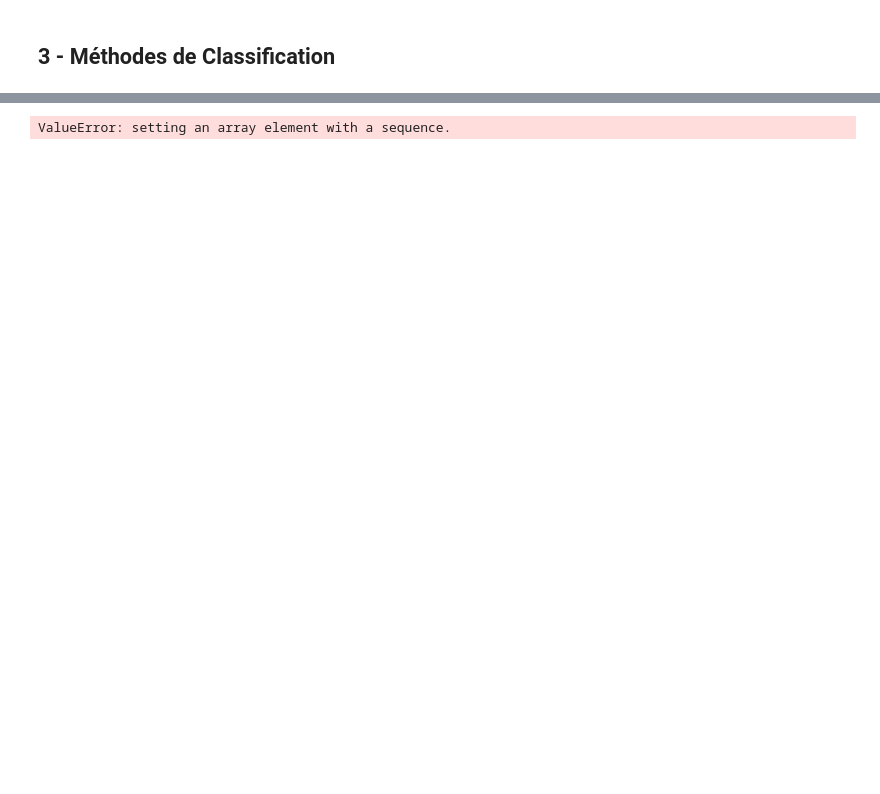
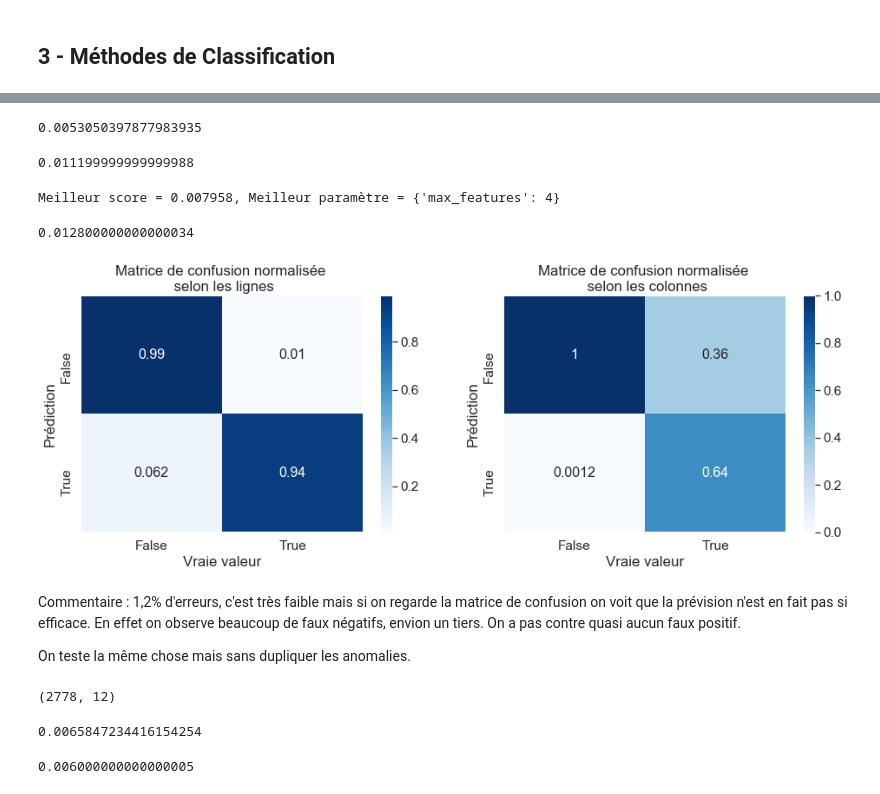
Before and after one commit to PaulCharnay/Projet_Anomalies, a Jupyter notebook: Visualisation_anomalies.ipynb, the cells around one changed output, grey strips where cells are left out. Saved outputs shown, nothing was run; the diff lists cells and outputs as text; code cells hidden in the pictures; blank space fills up the shorter version.

Commit message:
RF sur features, jolies matrices de confusion

```diff
--- a/Visualisation_anomalies.ipynb
+++ b/Visualisation_anomalies.ipynb
@@ -287,0 +255,14 @@ ValueError: setting an array element with a sequence.
+# %%
+df_supervise["min"] = list(map(min, df_supervise.valeurs))
+df_supervise["max"] = list(map(max, df_supervise.valeurs))
+df_supervise["mean"] = list(map(np.mean, df_supervise.valeurs))
+df_supervise["std"] = list(map(np.std, df_supervise.valeurs))
+df_supervise["skew"] = list(map(sps.skew, df_supervise.valeurs))
+df_supervise["kurt"] = list(map(sps.kurtosis, df_supervise.valeurs))
+df_supervise["energy"] = list(map(lambda x : sum(np.asarray(x)**2)/len(x), df_supervise.valeurs))
+df_supervise["average_cross"] = list(map(lambda x : sum(1*(x > np.mean(x)))/len(x), df_supervise.valeurs))
+# %%
+scaler = preprocessing.StandardScaler()
+names_features = ["min", "max", "mean", "std", "skew", "kurt", "energy", "average_cross"]
+for col in names_features:
+    df_supervise[col] = scaler.fit_transform(df_supervise[col].values.reshape(-1, 1))
@@ -288,9 +273,48 @@ ValueError: setting an array element with a sequence.
+# %%
+X_train, X_test, Y_train, Y_test = train_test_split(df_supervise[names_features], df_supervise["anom"], test_size=2500)
 # %%
-from sklearn.ensemble import RandomForestClassifier
 # définition des paramètres
 forest = RandomForestClassifier(n_estimators=500, criterion='gini', max_depth=None, min_samples_split=2, min_samples_leaf=1, max_features='auto', max_leaf_nodes=None, bootstrap=True, oob_score=True)
 # apprentissage
-rfFit = forest.fit(Xr_train,Yb_train)
+rfFit = forest.fit(X_train,Y_train)
 print(1-rfFit.oob_score_)
 # %% [output]
-ValueError: setting an array element with a sequence.
+0.0053050397877983935
+# %%
+# erreur de prévision sur le test
+1-rfFit.score(X_test,Y_test)
+# %% [output]
+0.011199999999999988
+# %%
+param = [{"max_features" : list(range(2, len(names_features) + 1))}]
+rf = GridSearchCV(RandomForestClassifier(n_estimators=500), param, cv=5, n_jobs=-1)
+rfOpt = rf.fit(X_train, Y_train)
+# paramètre optimal
+print("Meilleur score = %f, Meilleur paramètre = %s" % (1. - rfOpt.best_score_,rfOpt.best_params_))
+# %% [output]
+Meilleur score = 0.007958, Meilleur paramètre = {'max_features': 4}
+# %%
+# erreur de prévision sur le test
+1 - rfOpt.score(X_test,Y_test)
+# %% [output]
+0.012800000000000034
+# %%
+# prévision
+y_chap = rfFit.predict(X_test)
+# matrice de confusion
+# Options pour normalize : all, index, column
+table_norm_index = pd.crosstab(y_chap, Y_test, rownames=["Prédiction"], colnames=["Vraie valeur"], normalize="index") # margins=True, margins_name="Total")
+table_norm_col = pd.crosstab(y_chap, Y_test, rownames=["Prédiction"], colnames=["Vraie valeur"], normalize="columns")
+sns.set(font_scale=1.4)#for label size
+fig, ax = plt.subplots(nrows=1, ncols=2, figsize=(16, 5))
+sns.heatmap(table_norm_index, annot=True, cmap="Blues", ax=ax[0], annot_kws={"size": 16}) # font size
+ax[0].set_title("Matrice de confusion normalisée \n selon les lignes")
+sns.heatmap(table_norm_col, annot=True, cmap="Blues", ax=ax[1], annot_kws={"size": 16}) # font size
+ax[1].set_title("Matrice de confusion normalisée \n selon les colonnes")
+plt.show()
+# %% [output]
+[figure, added]
+# %% [markdown]
+Commentaire : 1,2% d'erreurs, c'est très faible mais si on regarde la matrice de confusion on voit que la prévision n'est en fait pas si efficace. En effet on observe beaucoup de faux négatifs, envion un tiers. On a pas contre quasi aucun faux positif.
+
+On teste la même chose mais sans dupliquer les anomalies.
@@ -296,0 +335,4 @@ ValueError: setting an array element with a sequence.
+# %%
+data_fenetres.shape
+# %% [output]
+(2778, 12)
@@ -296,0 +341,13 @@ ValueError: setting an array element with a sequence.
+# %%
+# définition des paramètres
+forest = RandomForestClassifier(n_estimators=500, criterion='gini', max_depth=None, min_samples_split=2, min_samples_leaf=1, max_features='auto', max_leaf_nodes=None, bootstrap=True, oob_score=True)
+# apprentissage
+rfFit = forest.fit(X_train,Y_train)
+print(1-rfFit.oob_score_)
+# %% [output]
+0.0065847234416154254
+# %%
+# erreur de prévision sur le test
+1-rfFit.score(X_test,Y_test)
+# %% [output]
+0.006000000000000005
```
Also changed, not shown: parts of 18 cells of this notebook, 1 other file.
